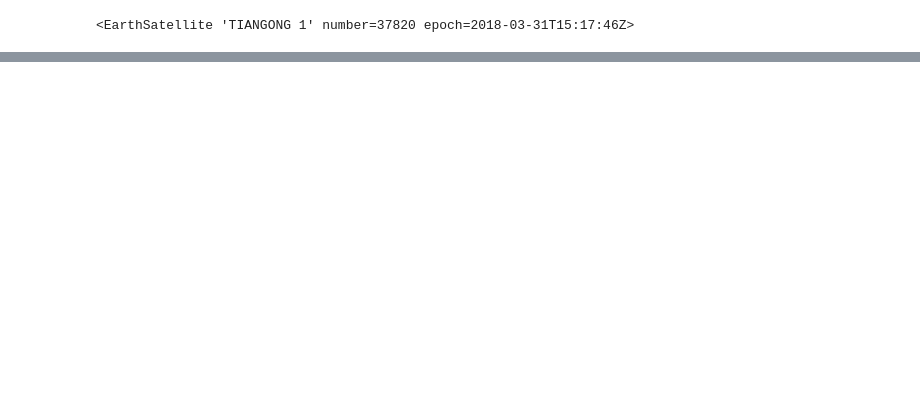
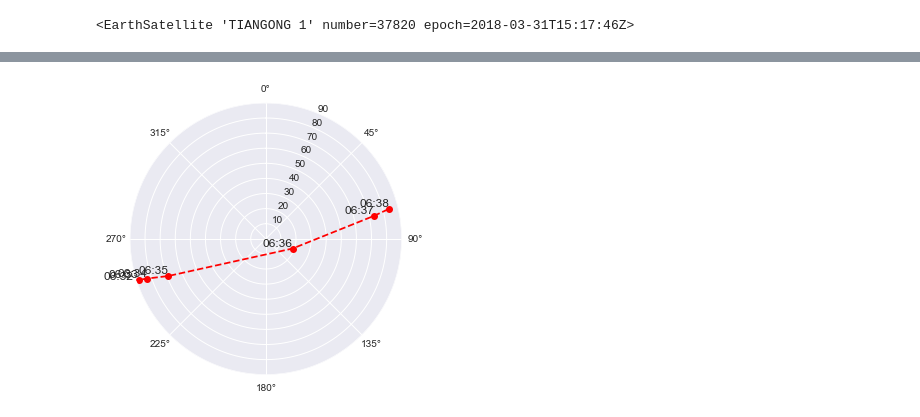
Before and after one commit to skyfielders/astronomy-notebooks, a Jupyter notebook: Talks/2018-08-pybay.ipynb, the cells around one changed output, grey strips where cells are left out. Saved outputs shown, nothing was run; the diff lists cells and outputs as text; code cells hidden in the pictures; blank space fills up the shorter version.

```diff
--- a/Talks/2018-08-pybay.ipynb
+++ b/Talks/2018-08-pybay.ipynb
@@ -637,0 +721,3 @@ plot(t.utc_datetime(), alt.degrees)
+# %%
+plot_sky(passes[1])
+# %% [output]
@@ -637,0 +726 @@ plot(t.utc_datetime(), alt.degrees)
+[figure, added]
```
Also changed, not shown: parts of 29 cells of this notebook, 2 other files.
